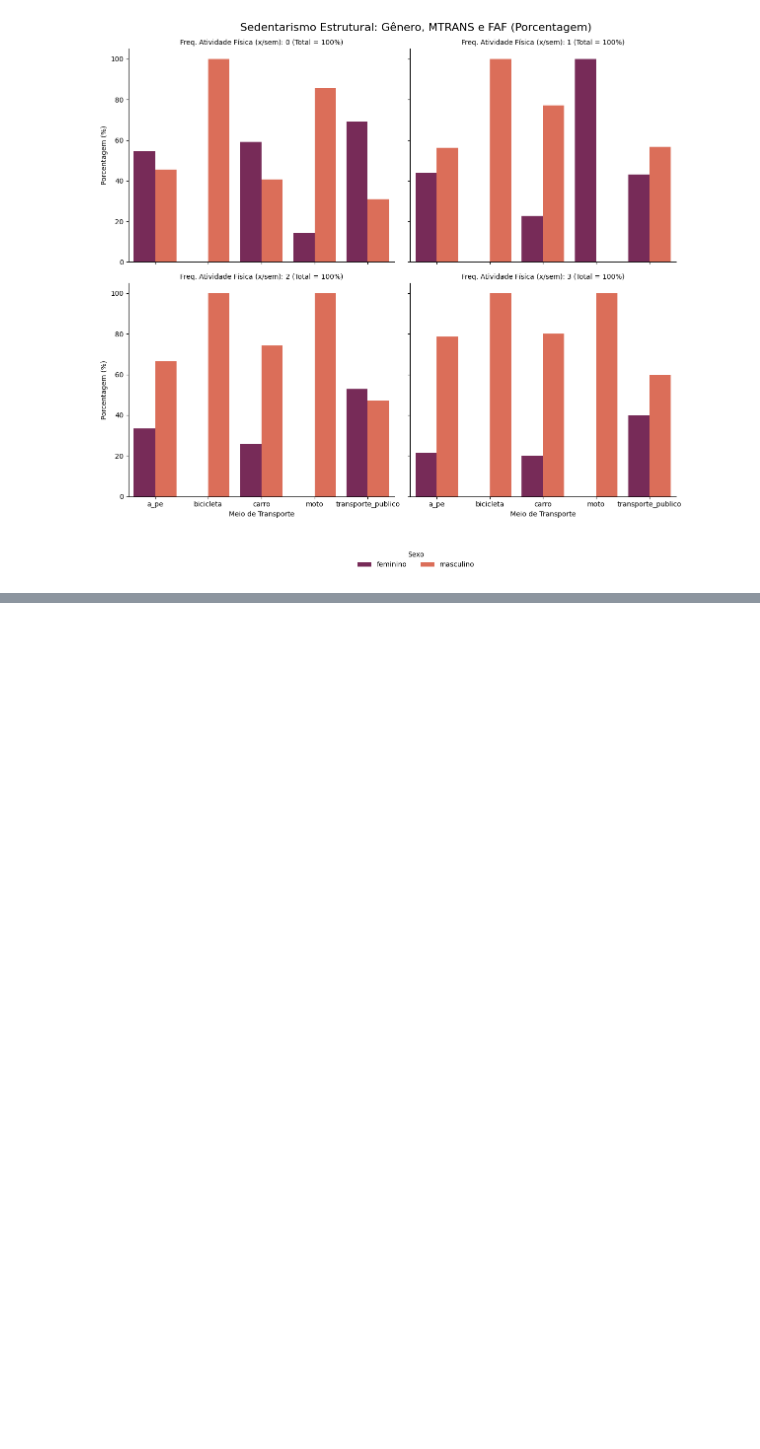
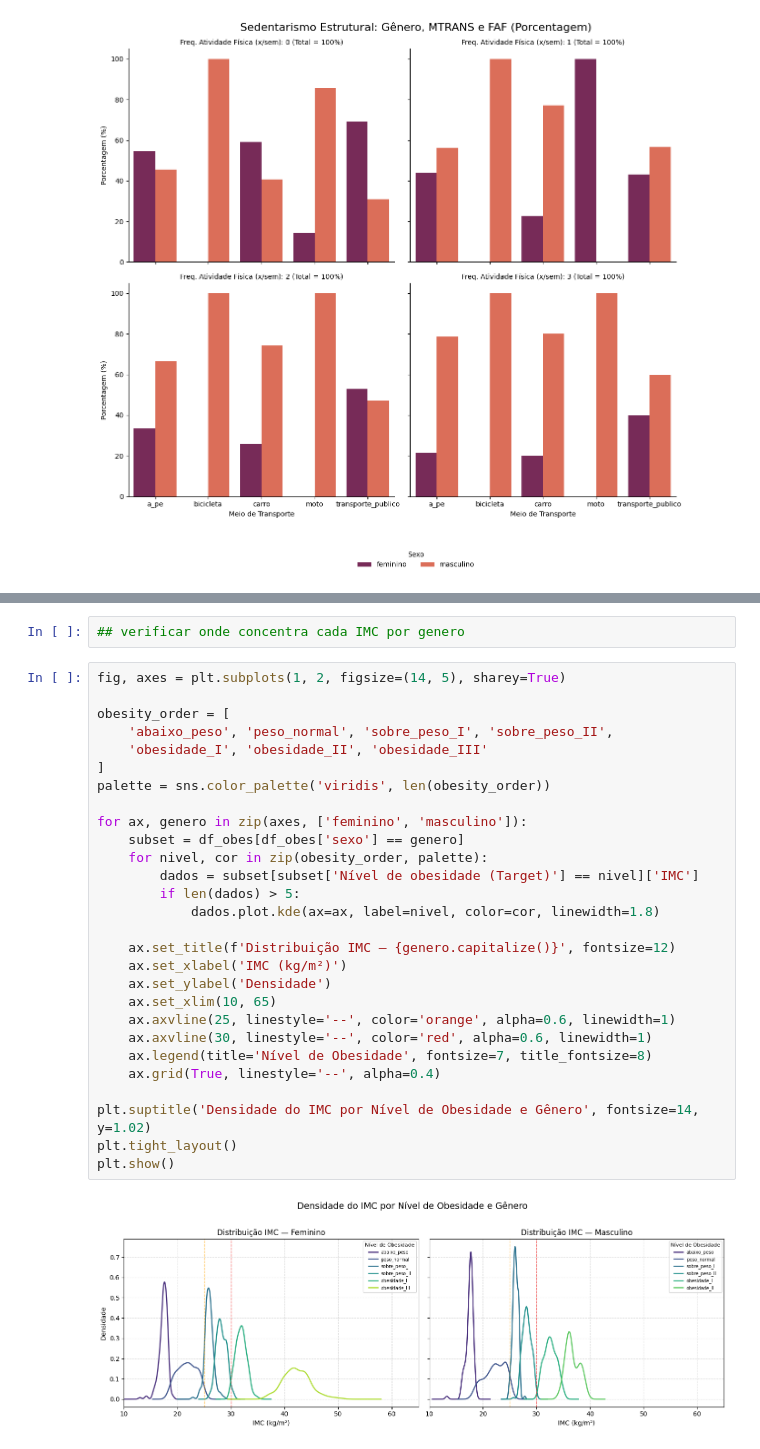
Before and after one commit to dohoko04/tech-challenge-obesidade, a Jupyter notebook: Cópia_de_TECH_CHALLENGE_4.ipynb, the cells around one changed output, grey strips where cells are left out. Saved outputs shown, nothing was run; the diff lists cells and outputs as text; blank space fills up the shorter version.

```diff
--- a/Cópia_de_TECH_CHALLENGE_4.ipynb
+++ b/Cópia_de_TECH_CHALLENGE_4.ipynb
@@ -1354,0 +1384,32 @@ files.download('dados_obesidade_limpos.csv')
+# %%
+## verificar onde concentra cada IMC por genero
+# %%
+fig, axes = plt.subplots(1, 2, figsize=(14, 5), sharey=True)
+
+obesity_order = [
+    'abaixo_peso', 'peso_normal', 'sobre_peso_I', 'sobre_peso_II',
+    'obesidade_I', 'obesidade_II', 'obesidade_III'
+]
+palette = sns.color_palette('viridis', len(obesity_order))
+
+for ax, genero in zip(axes, ['feminino', 'masculino']):
+    subset = df_obes[df_obes['sexo'] == genero]
+    for nivel, cor in zip(obesity_order, palette):
+        dados = subset[subset['Nível de obesidade (Target)'] == nivel]['IMC']
+        if len(dados) > 5:
+            dados.plot.kde(ax=ax, label=nivel, color=cor, linewidth=1.8)
+
+    ax.set_title(f'Distribuição IMC — {genero.capitalize()}', fontsize=12)
+    ax.set_xlabel('IMC (kg/m²)')
+    ax.set_ylabel('Densidade')
+    ax.set_xlim(10, 65)
+    ax.axvline(25, linestyle='--', color='orange', alpha=0.6, linewidth=1)
+    ax.axvline(30, linestyle='--', color='red', alpha=0.6, linewidth=1)
+    ax.legend(title='Nível de Obesidade', fontsize=7, title_fontsize=8)
+    ax.grid(True, linestyle='--', alpha=0.4)
+
+plt.suptitle('Densidade do IMC por Nível de Obesidade e Gênero', fontsize=14, y=1.02)
+plt.tight_layout()
+plt.show()
+# %% [output]
+[figure, added]
```
Also changed, not shown: parts of 6 cells of this notebook.
